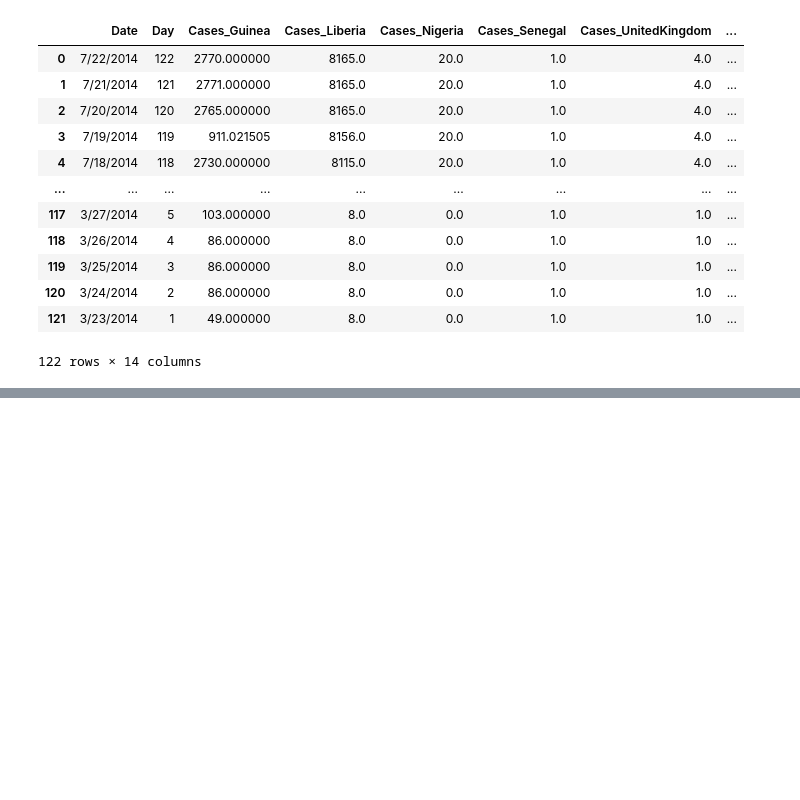
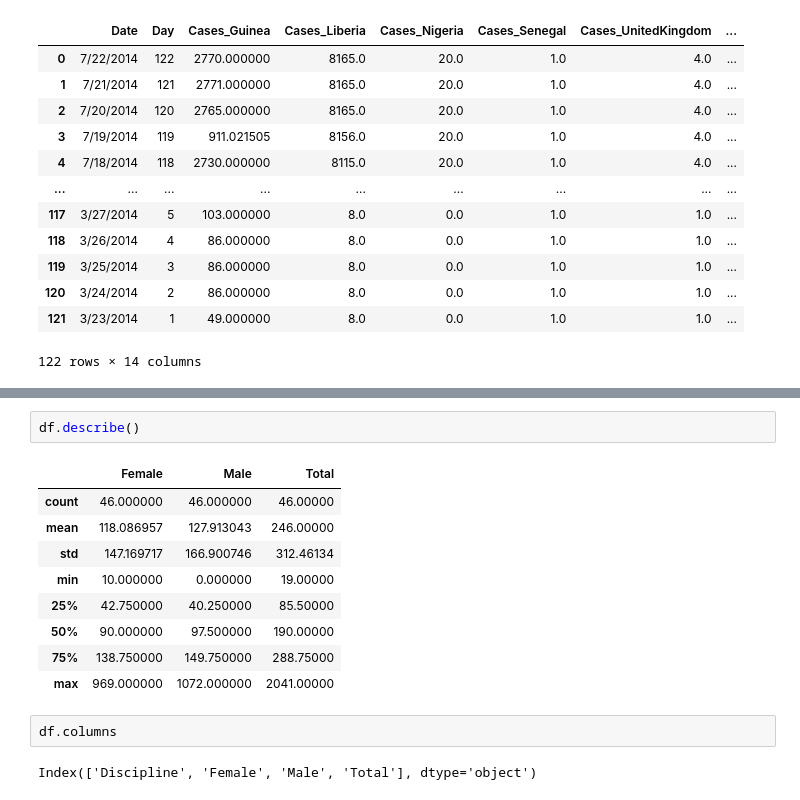
Before and after one commit to kavithachitriki/SCALER_PRACTICE, a Jupyter notebook: Scaler_Pandas.ipynb, the cells around one changed output, grey strips where cells are left out. Saved outputs shown, nothing was run; the diff lists cells and outputs as text; blank space fills up the shorter version.

```diff
--- a/Scaler_Pandas.ipynb
+++ b/Scaler_Pandas.ipynb
@@ -976,0 +1116,16 @@ df
+# %%
+df.describe()
+# %% [output]
+|  | Female | Male | Total |
+| count | 46.000000 | 46.000000 | 46.00000 |
+| mean | 118.086957 | 127.913043 | 246.00000 |
+| std | 147.169717 | 166.900746 | 312.46134 |
+| min | 10.000000 | 0.000000 | 19.00000 |
+| 25% | 42.750000 | 40.250000 | 85.50000 |
+| 50% | 90.000000 | 97.500000 | 190.00000 |
+| 75% | 138.750000 | 149.750000 | 288.75000 |
+| max | 969.000000 | 1072.000000 | 2041.00000 |
+# %%
+df.columns
+# %% [output]
+Index(['Discipline', 'Female', 'Male', 'Total'], dtype='object')
```
Also changed, not shown: parts of 29 cells of this notebook.
